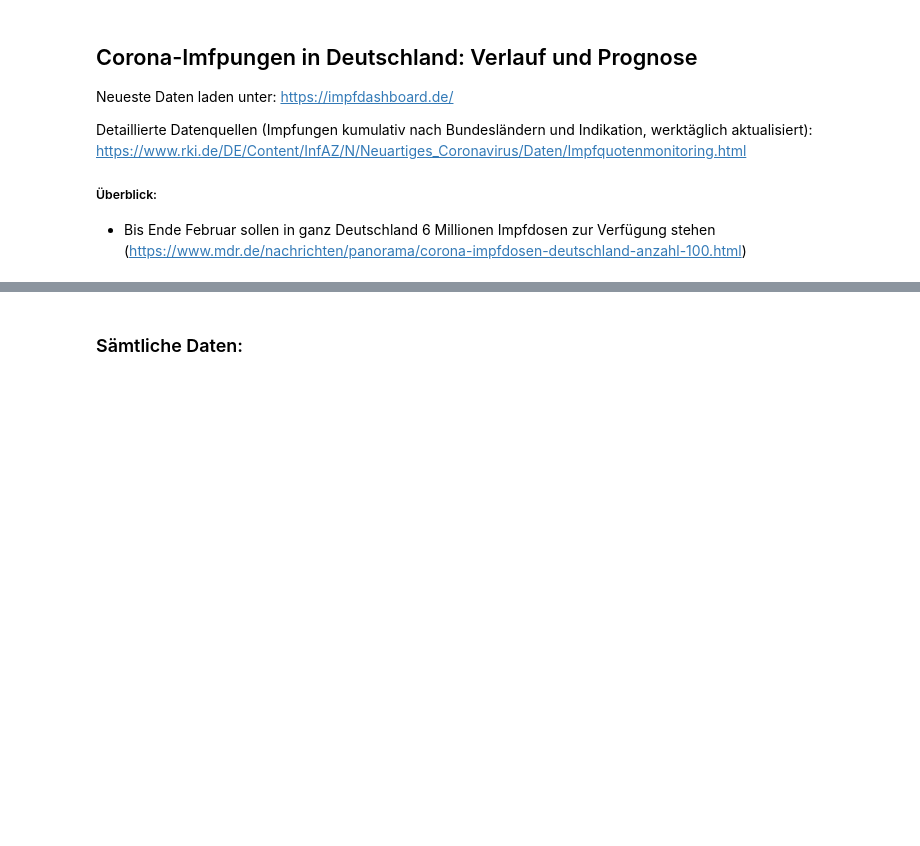
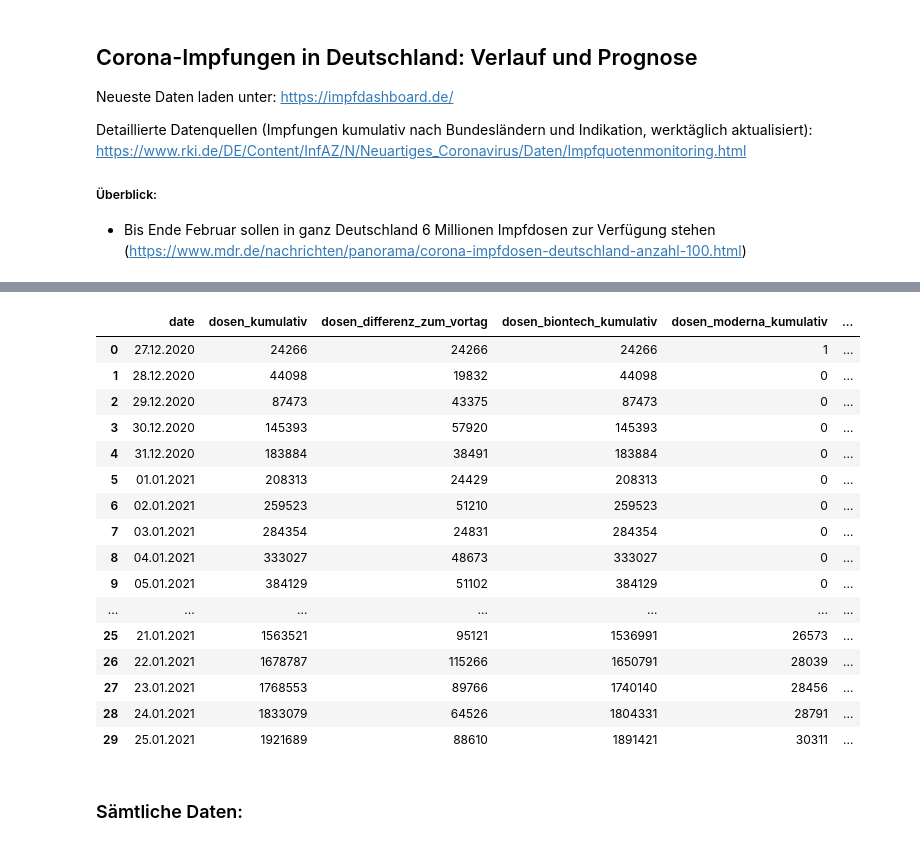
Before and after one commit to ffrue/Impfkampagne---Uebersicht-und-Prognosen, a Jupyter notebook: Impfungen Analyse.ipynb, the cells around one changed output, grey strips where cells are left out. Drawn from its saved outputs; the diff is of its cells as text; code cells hidden in the pictures; blank space fills up the shorter version.

```diff
--- a/Impfungen Analyse.ipynb
+++ b/Impfungen Analyse.ipynb
@@ -1,5 +1,5 @@
 # %% [markdown]
-## Corona-Imfpungen in Deutschland: Verlauf und Prognose
+## Corona-Impfungen in Deutschland: Verlauf und Prognose
 
 Neueste Daten laden unter: https://impfdashboard.de/
 
@@ -30,6 +32,27 @@ $( document ).ready(code_toggle);
 <form action="javascript:code_toggle()"><input type="submit" value="Click here to toggle on/off the raw code."></form>''')
 # %% [output]
 [interactive output not drawn]
+# %%
+data = pd.read_csv("germany_vaccinations_timeseries.csv", delimiter=";",header=0)
+display(data)
+# %% [output]
+|  | date | dosen_kumulativ | dosen_differenz_zum_vortag | dosen_biontech_kumulativ | dosen_moderna_kumulativ | ... |
+| 0 | 27.12.2020 | 24266 | 24266 | 24266 | 1 | ... |
+| 1 | 28.12.2020 | 44098 | 19832 | 44098 | 0 | ... |
+| 2 | 29.12.2020 | 87473 | 43375 | 87473 | 0 | ... |
+| 3 | 30.12.2020 | 145393 | 57920 | 145393 | 0 | ... |
+| 4 | 31.12.2020 | 183884 | 38491 | 183884 | 0 | ... |
+| 5 | 01.01.2021 | 208313 | 24429 | 208313 | 0 | ... |
+| 6 | 02.01.2021 | 259523 | 51210 | 259523 | 0 | ... |
+| 7 | 03.01.2021 | 284354 | 24831 | 284354 | 0 | ... |
+| 8 | 04.01.2021 | 333027 | 48673 | 333027 | 0 | ... |
+| 9 | 05.01.2021 | 384129 | 51102 | 384129 | 0 | ... |
+| ... | ... | ... | ... | ... | ... | ... |
+| 25 | 21.01.2021 | 1563521 | 95121 | 1536991 | 26573 | ... |
+| 26 | 22.01.2021 | 1678787 | 115266 | 1650791 | 28039 | ... |
+| 27 | 23.01.2021 | 1768553 | 89766 | 1740140 | 28456 | ... |
+| 28 | 24.01.2021 | 1833079 | 64526 | 1804331 | 28791 | ... |
+| 29 | 25.01.2021 | 1921689 | 88610 | 1891421 | 30311 | ... |
 # %% [markdown]
 ### Sämtliche Daten:
 # %%
```
Also changed, not shown: parts of 10 cells of this notebook.
